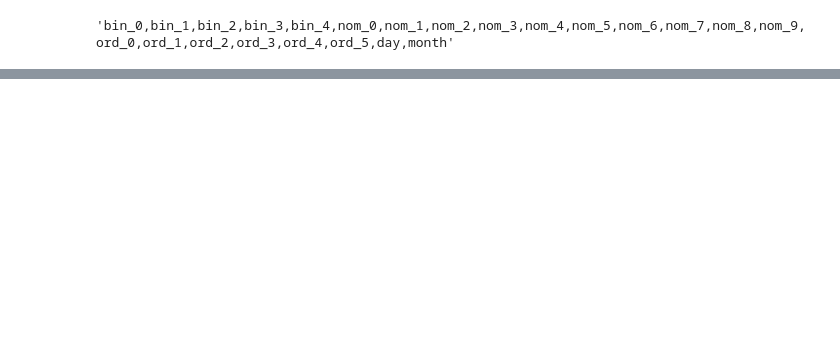
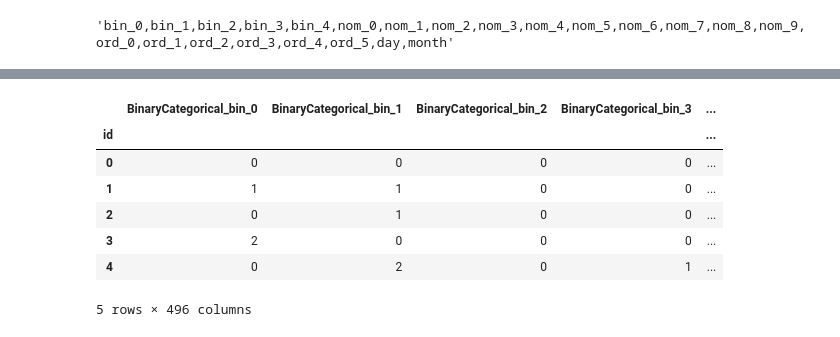
Before and after one commit to tenajima/cat-in-the-dat-ii, a Jupyter notebook: experiments/experiments.ipynb, the cells around one changed output, grey strips where cells are left out. Drawn from its saved outputs; the diff is of its cells as text; code cells hidden in the pictures; blank space fills up the shorter version.

```diff
--- a/experiments/experiments.ipynb
+++ b/experiments/experiments.ipynb
@@ -54,0 +45,3 @@ pd.read_pickle('./resources/scripts/train/tuning/TuningLGB_dc577e07ed4e54ef8fcb4
+# %%
+hoge = pd.read_pickle('./resources/preprocess/preprocessed_data.pkl')
+hoge
@@ -54,0 +66,11 @@ pd.read_pickle('./resources/scripts/train/tuning/TuningLGB_dc577e07ed4e54ef8fcb4
+# %%
+hoge.train_X.head()
+# %% [output]
+|  | BinaryCategorical_bin_0 | BinaryCategorical_bin_1 | BinaryCategorical_bin_2 | BinaryCategorical_bin_3 | ... |
+| id |  |  |  |  | ... |
+| 0 | 0 | 0 | 0 | 0 | ... |
+| 1 | 1 | 1 | 0 | 0 | ... |
+| 2 | 0 | 1 | 0 | 0 | ... |
+| 3 | 2 | 0 | 0 | 0 | ... |
+| 4 | 0 | 2 | 0 | 1 | ... |
+5 rows × 496 columns
```
Also changed, not shown: parts of 6 cells of this notebook, 2 other files.
